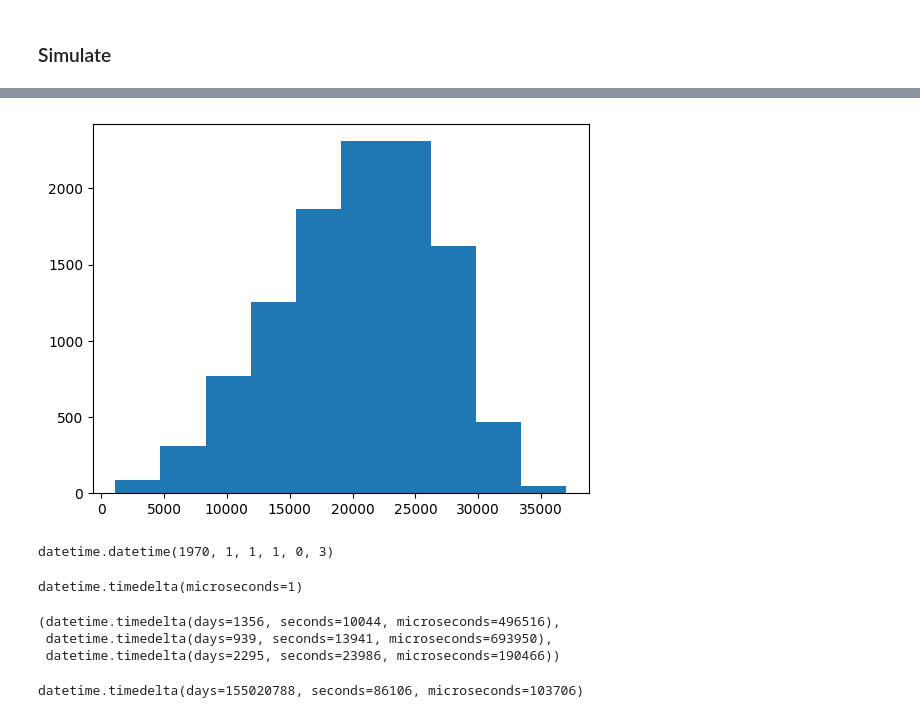
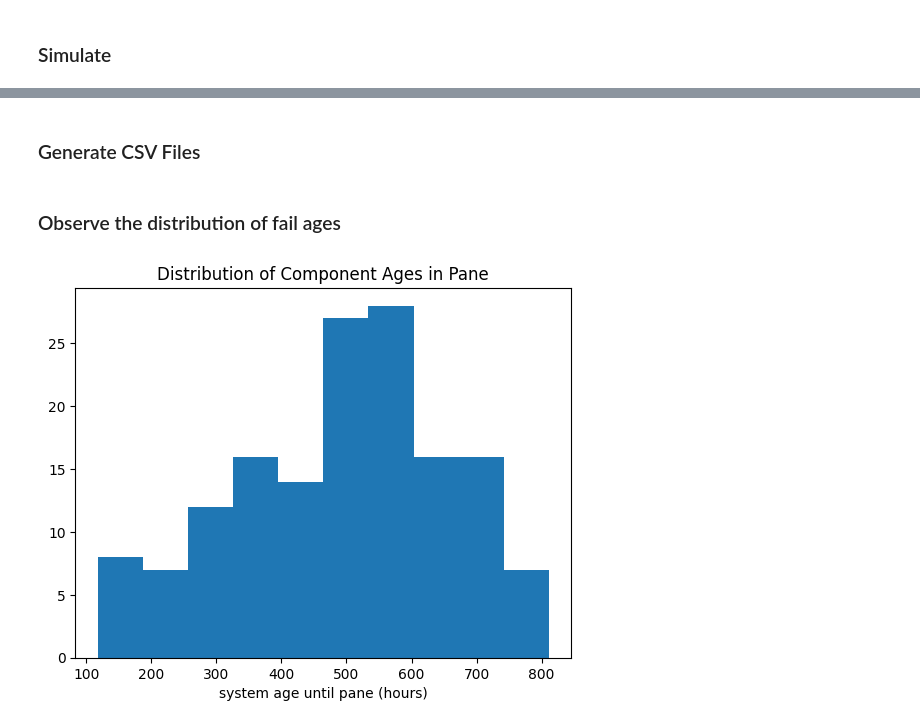
Before and after one commit to alc4ml/ProjetM2D2526, a Jupyter notebook: simulator/simulator.ipynb, the cells around one changed output, grey strips where cells are left out. Cells and saved outputs as stored; diff of their text form; code cells hidden in the pictures.

Commit message:
adding samples

```diff
--- a/simulator/simulator.ipynb
+++ b/simulator/simulator.ipynb
@@ -123,7 +121,6 @@ class Inspector:
 
         # adds imprecision by sampling from a Beta
         var = self.deviation*age_cdf*(1-age_cdf)
-        print(self.deviation, age_cdf, var)
         a = age_cdf*(age_cdf*(1-age_cdf)/var-1)
         b = (1-age_cdf)*(age_cdf*(1-age_cdf)/var-1)
         age_beta = np.random.beta(a,b)
@@ -139,6 +136,12 @@ class Inspector:
         replace = age_cdf > self.threshold
 
         return replace
+
+    def schedule_next(self, time_last_inspection, mu, sigma):
+        time_next_inspection = time_last_inspection
+        time_next_inspection += np.random.normal(mu, sigma)
+
+        return time_next_inspection
 # %%
 class System:
     def __init__(self, id_system, component):
@@ -151,20 +154,21 @@ class System:
         # cummulated costs
         self.cost_cumulated = 0
 
-    def next_event(self, curr_time, next_inspection, inspector):
+    def next_event(self, time_last_event, next_inspection, inspector):
+        # compute relevant event times
         time_to_fail = self.component.age_fail-self.component.age
-        time_to_inspection = next_inspection-curr_time
+        time_to_inspection = next_inspection-time_last_event
         time_to_event = min(time_to_inspection, time_to_fail)
 
         # update system and component age
-        if time_to_event < 0:
-            print(time_to_event)
         self.age += time_to_event
         self.component.age += time_to_event
 
+        if time_to_event < 0:
+            print(time_to_event)
+
         # evaluate different event cases
         ff = None
-
         if time_to_inspection > time_to_fail:
             event_type = "failure"
             event_cost = cost_failure
@@ -247,5 +261,6 @@ c_factory = component_factory(id_0=0, eta=eta, beta=beta)
 s_factory = system_factory(id_0=0, component_factory=c_factory)
 inspector = Inspector(deviation=inspection_deviation, threshold=inspection_threshold)
 # %%
-df = sample_system_dataset(s_factory, c_factory, inspector, 10)
+df = sample_system_dataset(s_factory, c_factory, inspector, 1000)
+df
 # %% [output]
@@ -274,27 +280,18 @@ df
-# %%
-plt.hist(df[df.event_type=="failure"].component_age)
-plt.show()
-# %% [output]
-[figure, removed]
-# %%
-datetime.datetime.fromtimestamp(3)
-# %% [output]
-datetime.datetime(1970, 1, 1, 1, 0, 3)
-# %%
-datetime.datetime.now()
-# pd.to_datetime(datetime.datetime.now()).round('H')
-# %% [output]
-datetime.timedelta(microseconds=1)
-# %%
-a = datetime.timedelta(hours=eta*np.random.weibull(beta))
-b = datetime.timedelta(hours=eta*np.random.weibull(beta))
-
-a,b,a+b
-# %% [output]
-(datetime.timedelta(days=1356, seconds=10044, microseconds=496516),
- datetime.timedelta(days=939, seconds=13941, microseconds=693950),
- datetime.timedelta(days=2295, seconds=23986, microseconds=190466))
-# %%
-datetime.timedelta(hours=eta*np.random.weibull(beta)*100000)
-# %% [output]
-datetime.timedelta(days=155020788, seconds=86106, microseconds=103706)
+# %% [markdown]
+### Generate CSV Files
+# %%
+n_systems = 4
+n_steps = 1000
+
+for i in range(n_systems):
+    df = sample_system_dataset(s_factory, c_factory, inspector, 1000)
+    df.to_csv(f"sample_system_dataset_{i}.csv")
+# %% [markdown]
+### Observe the distribution of fail ages
+# %%
+plt.hist(df[df.event_type=="failure"].component_age)
+plt.xlabel("system age until pane (hours)")
+plt.title("Distribution of Component Ages in Pane")
+plt.show()
+# %% [output]
+[figure, added]
```
Also changed, not shown: parts of 10 cells of this notebook, 4 other files.
